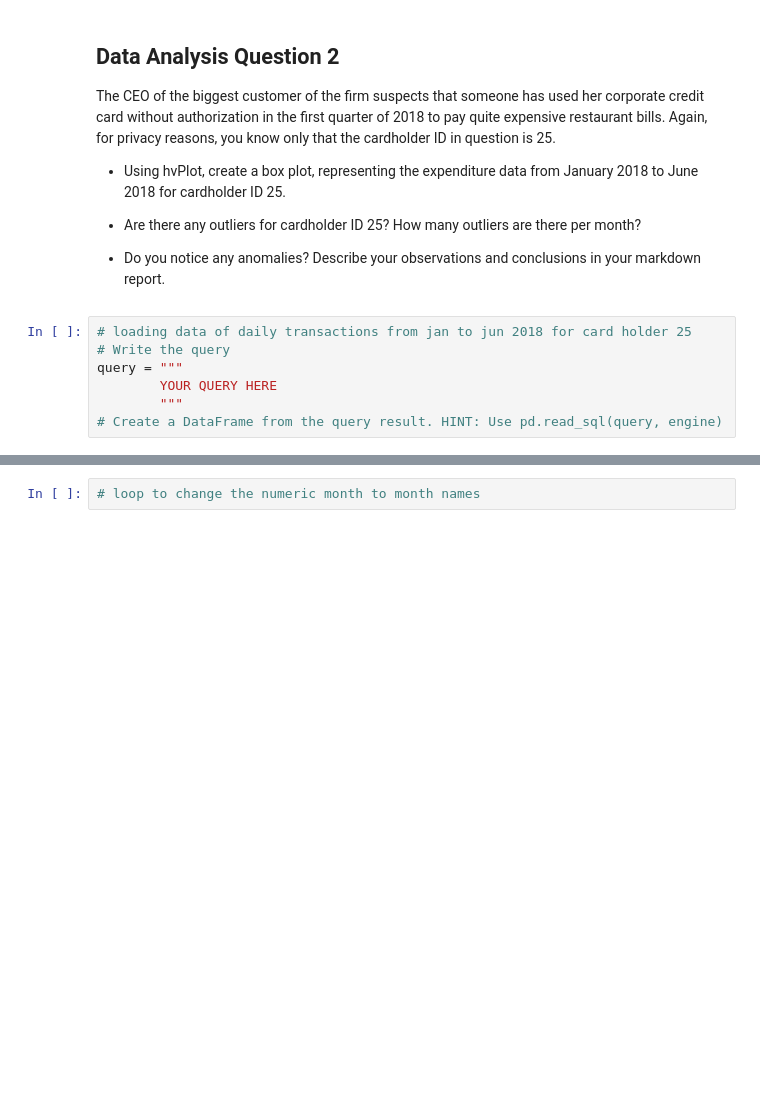
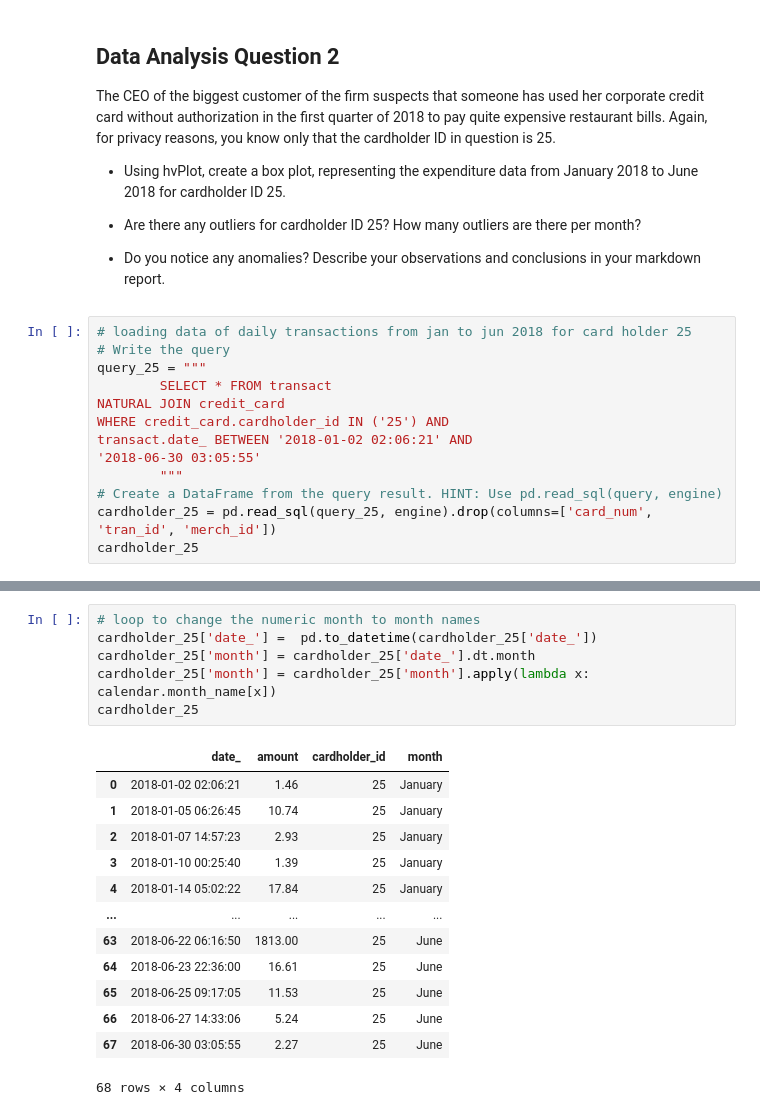
Before and after one commit to Olegreg762/FintechBootcamp, a Jupyter notebook: SQL homework/visual_data_analysis.ipynb, the cells around one changed output, grey strips where cells are left out. Drawn from its saved outputs; the diff is of its cells as text; blank space fills up the shorter version.

```diff
--- a/SQL homework/visual_data_analysis.ipynb
+++ b/SQL homework/visual_data_analysis.ipynb
@@ -100,7 +120,13 @@ The CEO of the biggest customer of the firm suspects that someone has used her c
 # %%
 # loading data of daily transactions from jan to jun 2018 for card holder 25
 # Write the query
-query = """
-        YOUR QUERY HERE
+query_25 = """
+        SELECT * FROM transact
+NATURAL JOIN credit_card
+WHERE credit_card.cardholder_id IN ('25') AND
+transact.date_ BETWEEN '2018-01-02 02:06:21' AND
+'2018-06-30 03:05:55'
         """
 # Create a DataFrame from the query result. HINT: Use pd.read_sql(query, engine)
+cardholder_25 = pd.read_sql(query_25, engine).drop(columns=['card_num', 'tran_id', 'merch_id'])
+cardholder_25
@@ -107,4 +147,22 @@ query = """
 # %%
 # loop to change the numeric month to month names
+cardholder_25['date_'] =  pd.to_datetime(cardholder_25['date_'])
+cardholder_25['month'] = cardholder_25['date_'].dt.month
+cardholder_25['month'] = cardholder_25['month'].apply(lambda x: calendar.month_name[x])
+cardholder_25
+# %% [output]
+|  | date_ | amount | cardholder_id | month |
+| 0 | 2018-01-02 02:06:21 | 1.46 | 25 | January |
+| 1 | 2018-01-05 06:26:45 | 10.74 | 25 | January |
+| 2 | 2018-01-07 14:57:23 | 2.93 | 25 | January |
+| 3 | 2018-01-10 00:25:40 | 1.39 | 25 | January |
+| 4 | 2018-01-14 05:02:22 | 17.84 | 25 | January |
+| ... | ... | ... | ... | ... |
+| 63 | 2018-06-22 06:16:50 | 1813.00 | 25 | June |
+| 64 | 2018-06-23 22:36:00 | 16.61 | 25 | June |
+| 65 | 2018-06-25 09:17:05 | 11.53 | 25 | June |
+| 66 | 2018-06-27 14:33:06 | 5.24 | 25 | June |
+| 67 | 2018-06-30 03:05:55 | 2.27 | 25 | June |
+68 rows × 4 columns
 # %%
 # Creating the six box plots using hvPlot
```
Also changed, not shown: parts of 5 cells of this notebook, 4 other files.
